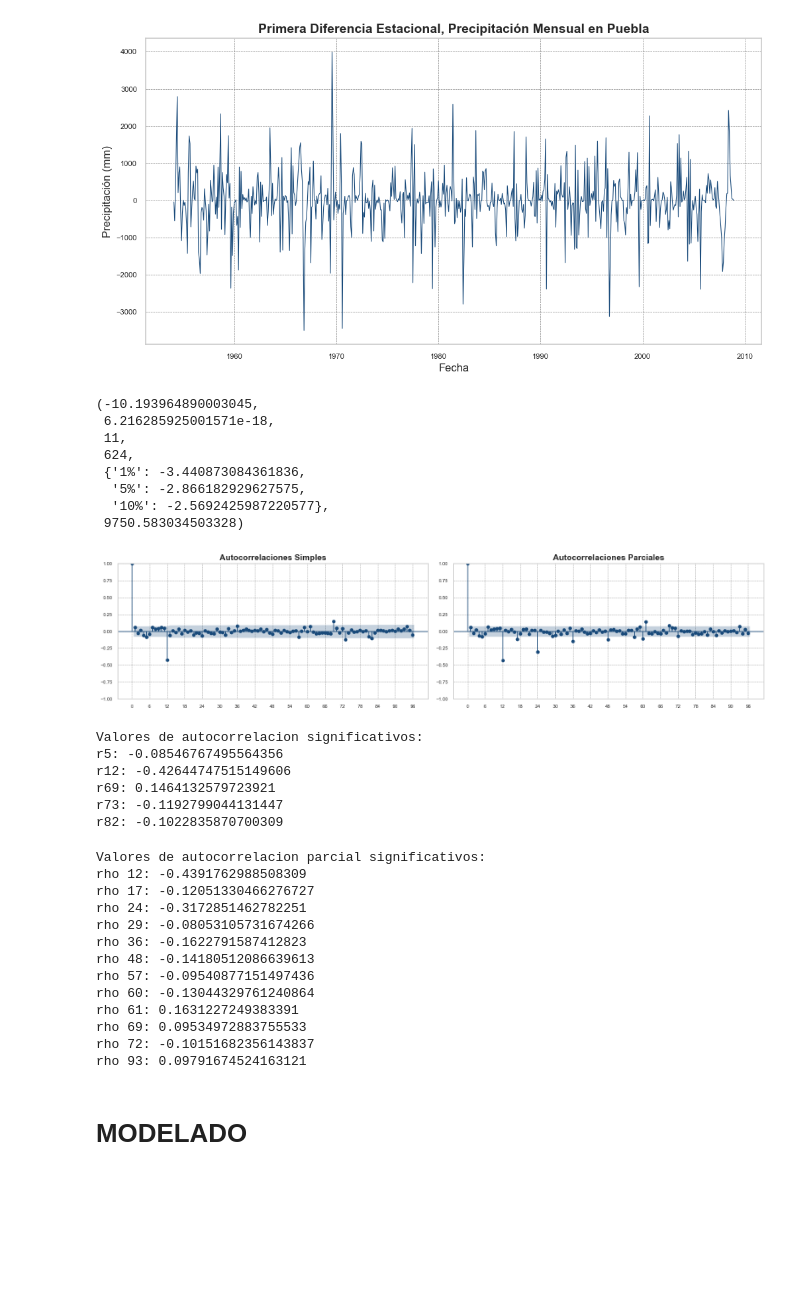
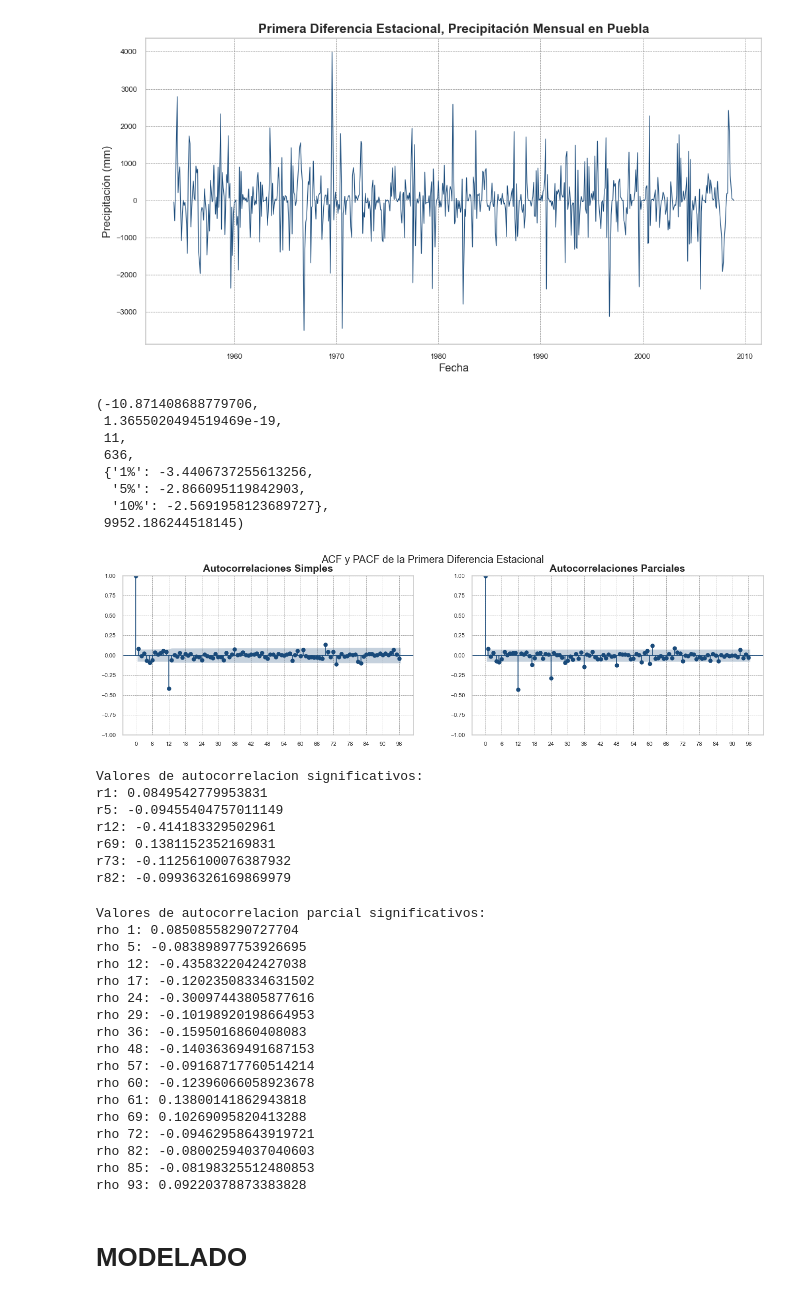
Before and after one commit to heritaco/Time-Series, a Jupyter notebook: 05-SARIMA/02-Diferencia-Estacional/01-Precipitacion-en-Puebla.ipynb, the cells around one changed output. Saved outputs shown, nothing was run; the diff lists cells and outputs as text; code cells hidden in the pictures; blank space fills up the shorter version.

```diff
--- a/05-SARIMA/02-Diferencia-Estacional/01-Precipitacion-en-Puebla.ipynb
+++ b/05-SARIMA/02-Diferencia-Estacional/01-Precipitacion-en-Puebla.ipynb
@@ -241,68 +257,66 @@ plt.savefig('imagenes/01-precipitacion.svg', bbox_inches='tight')
 plt.show()
 # %% [output]
 [figure]
-# %%
-# Partir la serie para train y test
-dpre_total = dpre.copy()          # Copia de la serie original
-
-# Todas hasta los ultimos 12 meses
-dpre = dpre_total[:-12]           # Entrenamiento: todos menos los últimos 12 meses
-dpre_test = dpre_total[-12:]      # Test: últimos 12 meses
 # %%
 adfuller(dpre)
 # %% [output]
-(-10.193964890003045,
- 6.216285925001571e-18,
+(-10.871408688779706,
+ 1.3655020494519469e-19,
  11,
- 624,
- {'1%': -3.440873084361836,
-  '5%': -2.866182929627575,
-  '10%': -2.5692425987220577},
- 9750.583034503328)
+ 636,
+ {'1%': -3.4406737255613256,
+  '5%': -2.866095119842903,
+  '10%': -2.5691958123689727},
+ 9952.186244518145)
 # %%
 fig, axs = plt.subplots(1, 2, figsize=(16, 4))
 
 plot_acf(dpre, lags=12*8, ax=axs[0])
 axs[0].xaxis.set_major_locator(plt.MultipleLocator(6))
 
 # axs[0].set_ylim(-0.04, 0.04)
 axs[0].set_title('Autocorrelaciones Simples')
 
 plot_pacf(dpre, lags=12*8, ax=axs[1])
 # axs[1].set_ylim(-0.04, 0.04)
 axs[1].set_title('Autocorrelaciones Parciales')
 axs[1].xaxis.set_major_locator(plt.MultipleLocator(6))
 
-plt.tight_layout()
-plt.savefig('imagenes/04-acf_pacf.svg', bbox_inches='tight')
+plt.suptitle("ACF y PACF de la Primera Diferencia Estacional")
+plt.savefig('imagenes/05-acf_pacf-.svg', bbox_inches='tight')
 plt.show()
 # %% [output]
-[figure, old version]
+[figure, new version]
 # %%
 fac = FAC(len(dpre), acf(dpre, nlags=12*8)[1:] )
 # %% [output]
 Valores de autocorrelacion significativos:
-r5: -0.08546767495564356
-r12: -0.42644747515149606
-r69: 0.1464132579723921
-r73: -0.1192799044131447
-r82: -0.1022835870700309
+r1: 0.0849542779953831
+r5: -0.09455404757011149
+r12: -0.414183329502961
+r69: 0.1381152352169831
+r73: -0.11256100076387932
+r82: -0.09936326169869979
 # %%
 facp = FACP(len(dpre), pacf(dpre, nlags=12*8)[1:])
 # %% [output]
 Valores de autocorrelacion parcial significativos:
-rho 12: -0.4391762988508309
-rho 17: -0.12051330466276727
-rho 24: -0.3172851462782251
-rho 29: -0.08053105731674266
-rho 36: -0.1622791587412823
-rho 48: -0.14180512086639613
-rho 57: -0.09540877151497436
-rho 60: -0.13044329761240864
-rho 61: 0.1631227249383391
-rho 69: 0.09534972883755533
-rho 72: -0.10151682356143837
-rho 93: 0.09791674524163121
+rho 1: 0.08508558290727704
+rho 5: -0.08389897753926695
+rho 12: -0.4358322042427038
+rho 17: -0.12023508334631502
+rho 24: -0.30097443805877616
+rho 29: -0.10198920198664953
+rho 36: -0.1595016860408083
+rho 48: -0.14036369491687153
+rho 57: -0.09168717760514214
+rho 60: -0.12396066058923678
+rho 61: 0.13800141862943818
+rho 69: 0.10269095820413288
+rho 72: -0.09462958643919721
+rho 82: -0.08002594037040603
+rho 85: -0.08198325512480853
+rho 93: 0.09220378873383828
 # %% [markdown]
 # **MODELADO**
 # %% [markdown]
```
Also changed, not shown: parts of 27 cells of this notebook, 22 other files.
